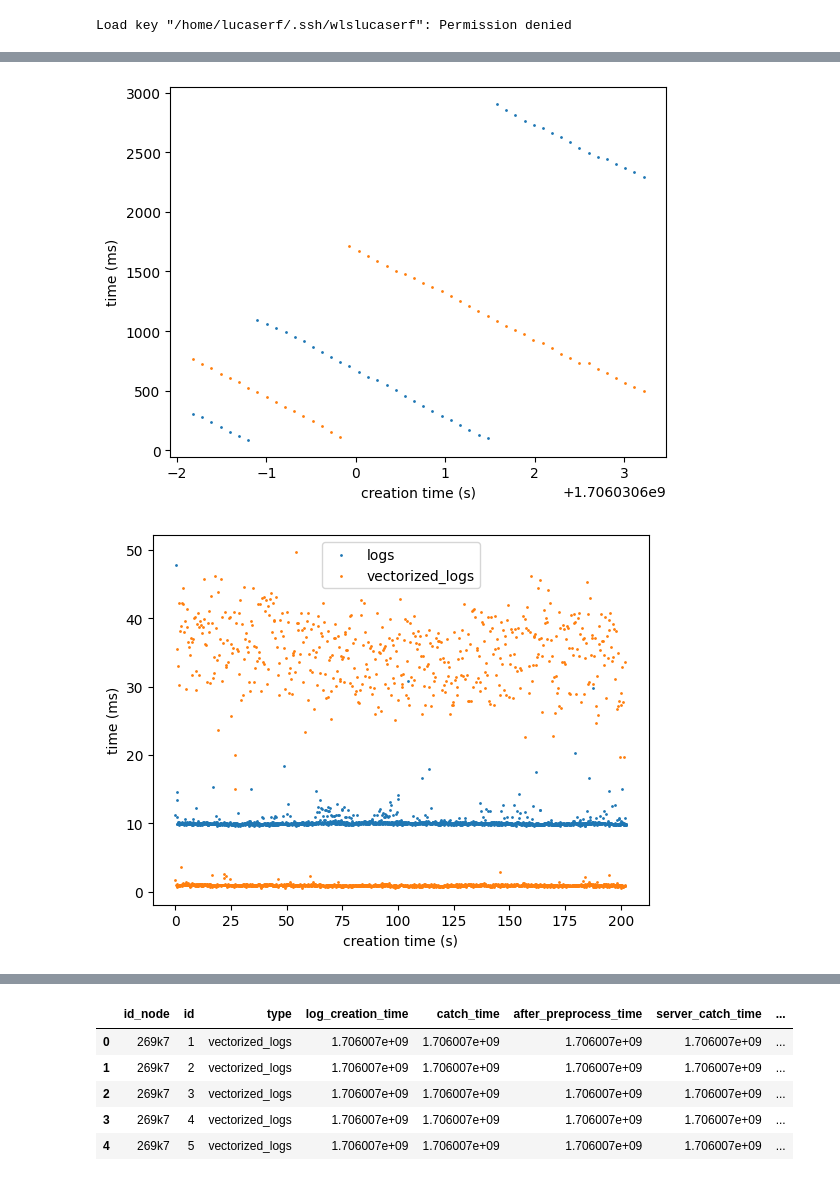
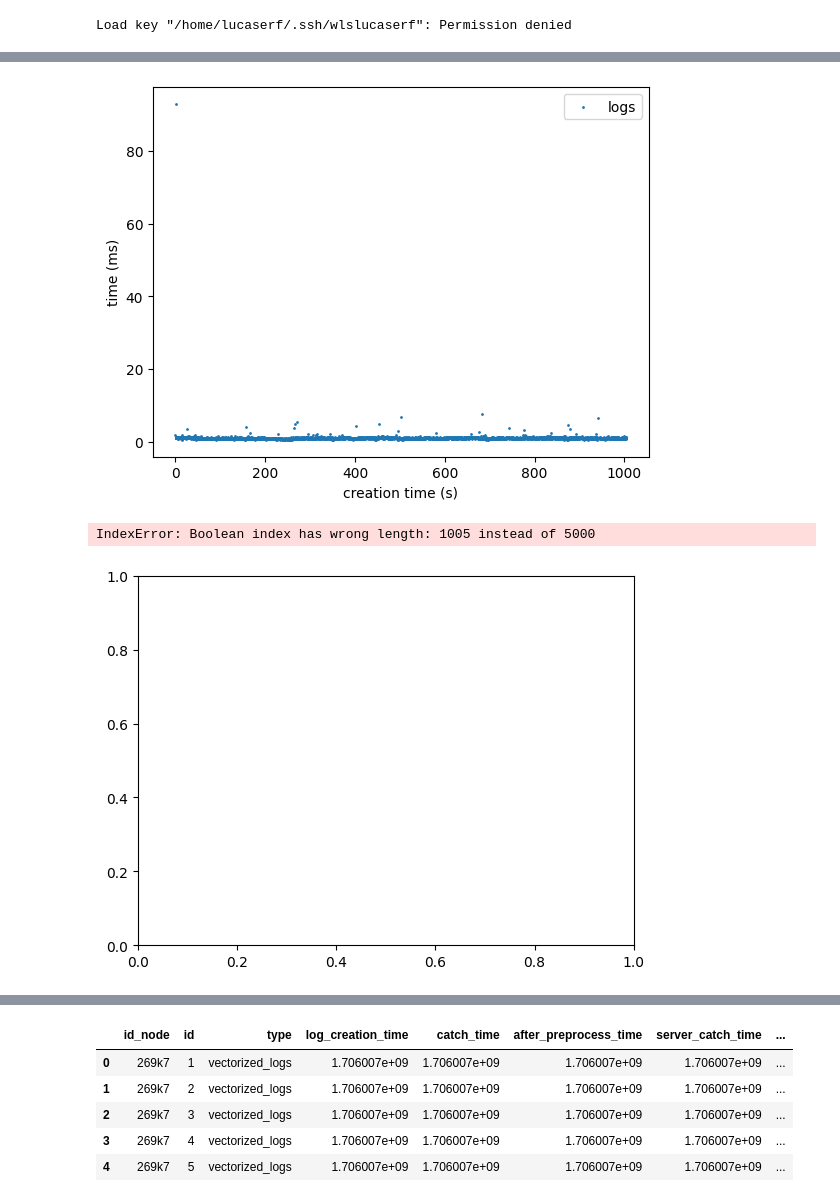
Before and after one commit to Lucaserf/ObsProject, a Jupyter notebook: data/data_visualization.ipynb, the cells around one changed output, grey strips where cells are left out. Saved outputs shown, nothing was run; the diff lists cells and outputs as text; code cells hidden in the pictures.

```diff
--- a/data/data_visualization.ipynb
+++ b/data/data_visualization.ipynb
@@ -81,16 +136,24 @@ df.head()
 #get index and time for each id_node
 fig, ax = plt.subplots()
 for id_node in df.id_node.unique():
-    node_df = df[df.id_node == id_node][:50]
-    index = node_df.log_creation_time.values
-    time = (node_df.completion_time.values - node_df.log_creation_time.values)*1000
-    ax.scatter(index,time,s=1,zorder=1)
+    node_df = df[df.id_node == id_node]
+    x = node_df.log_creation_time.values - node_df.log_creation_time.values[0]
+    y = (node_df.server_catch_time - node_df.after_preprocess_time)*1000
+    # y = node_df["size"].values
+    condition = y > 0
+    x = x[condition]
+    y = y[condition]
+    # y_mean = y.rolling(window=100).mean()
+
+    ax.scatter(x,y,s=1,zorder=1,label=node_df["type"].values[0])
+    # ax.plot(x,y_mean,label=node_df.type.values[0])
 plt.xlabel('creation time (s)')
 plt.ylabel('time (ms)')
+plt.legend()
 
 plt.show()
 # %% [output]
-[figure, old version]
+[figure, new version]
 # %%
 def concatenate_df(df_list_names):
     df_list = []
@@ -102,23 +165,28 @@ def concatenate_df(df_list_names):
     df = pd.concat([df[:min_len*df["parallelism"][0]] for df in df_list])
     return df
 # %%
-df = concatenate_df(["time_logs1.txt","time_vec1.txt"])
+df = concatenate_df(["time_log_11.txt","time_vec_11.txt","time_ano_11.txt"])
+# df = concatenate_df(["time_log64_1.txt","time_vec64_1.txt","time_ano64_1.txt"])
+
 
 fig, ax = plt.subplots()
 for id_node in df.id_node.unique():
     node_df = df[df.id_node == id_node]
     x = node_df.log_creation_time.values - node_df.log_creation_time.values[0]
-    y = (node_df.server_catch_time.values - node_df.after_preprocess_time.values)*1000
+    # y = (node_df.server_catch_time.values - node_df.after_preprocess_time.values)*1000
+    # y = node_df["size"].values
     #eliminate outliers
-    condition = y < 50
+    condition = y > 0
     x = x[condition]
     y = y[condition]
     ax.scatter(x,y,s=1,zorder=1,label=node_df.type.values[0])
+    print(np.mean(y))
 
 plt.xlabel('creation time (s)')
 plt.ylabel('time (ms)')
 plt.legend()
 
 plt.show()
 # %% [output]
+IndexError: Boolean index has wrong length: 1005 instead of 5000
-[figure, old version]
+[figure, new version]
```
Also changed, not shown: parts of 9 cells of this notebook, 28 other files.
